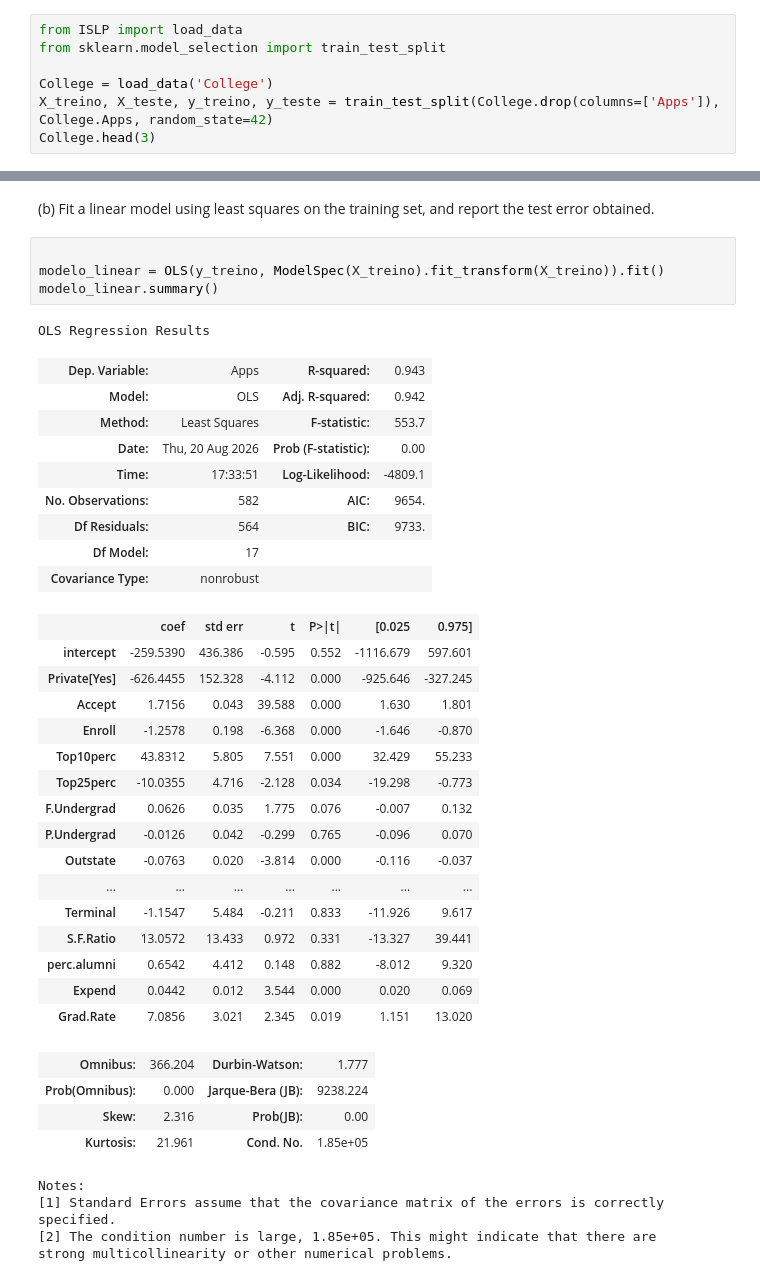
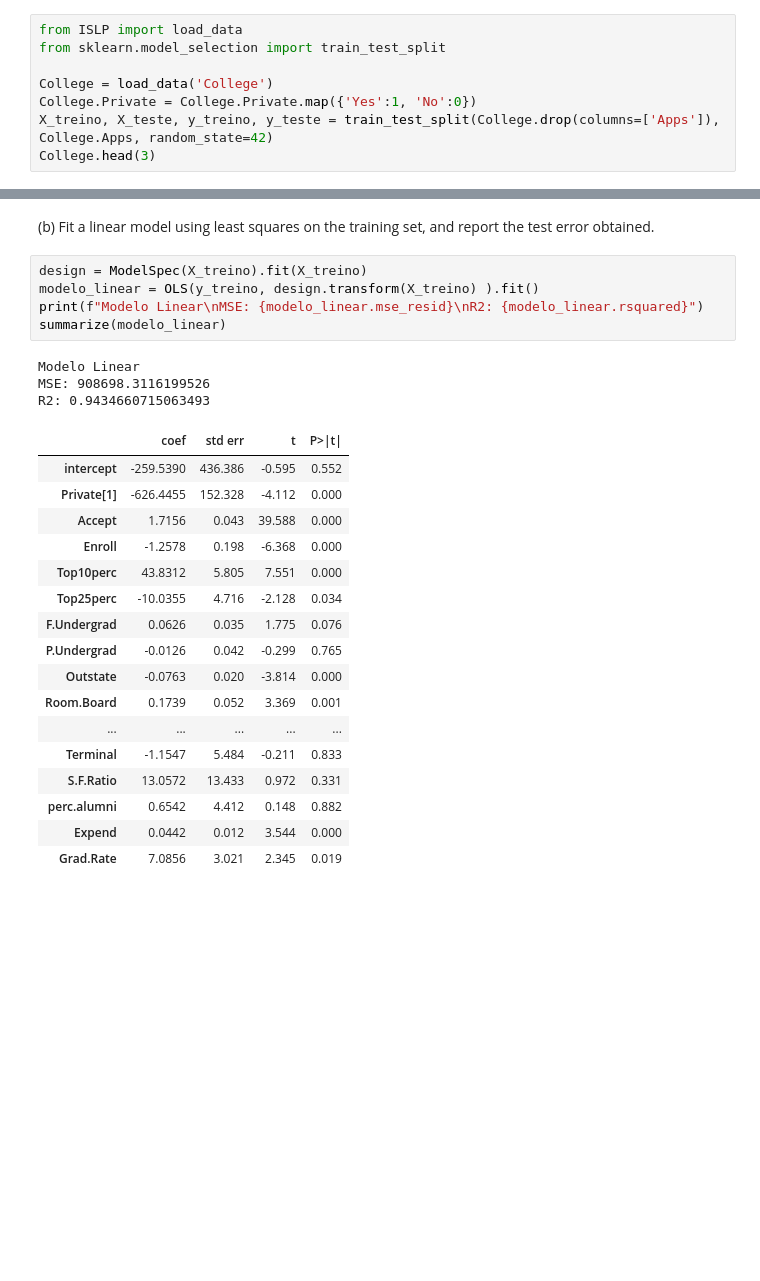
Before and after one commit to oliveira-silva-lucas/ISLP, a Jupyter notebook: Cap_06_Linear_Models_Regularization/Exercises/ex_cap_06.ipynb, the cells around one changed output, grey strips where cells are left out. Saved outputs shown, nothing was run; the diff lists cells and outputs as text; blank space fills up the shorter version.

```diff
--- a/Cap_06_Linear_Models_Regularization/Exercises/ex_cap_06.ipynb
+++ b/Cap_06_Linear_Models_Regularization/Exercises/ex_cap_06.ipynb
@@ -340,6 +340,7 @@ from ISLP import load_data
 from sklearn.model_selection import train_test_split
 
 College = load_data('College')
+College.Private = College.Private.map({'Yes':1, 'No':0})
 X_treino, X_teste, y_treino, y_teste = train_test_split(College.drop(columns=['Apps']), College.Apps, random_state=42)
 College.head(3)
 # %% [output]
@@ -351,41 +352,28 @@ College.head(3)
 (b) Fit a linear model using least squares on the training set, and
 report the test error obtained.
 # %%
-
-modelo_linear = OLS(y_treino, ModelSpec(X_treino).fit_transform(X_treino)).fit()
-modelo_linear.summary()
+design = ModelSpec(X_treino).fit(X_treino)
+modelo_linear = OLS(y_treino, design.transform(X_treino) ).fit()
+print(f"Modelo Linear\nMSE: {modelo_linear.mse_resid}\nR2: {modelo_linear.rsquared}")
+summarize(modelo_linear)
 # %% [output]
-OLS Regression Results
+Modelo Linear
+MSE: 908698.3116199526
+R2: 0.9434660715063493
-| Dep. Variable: | Apps | R-squared: | 0.943 |
-| Model: | OLS | Adj. R-squared: | 0.942 |
-| Method: | Least Squares | F-statistic: | 553.7 |
-| Date: | Thu, 20 Aug 2026 | Prob (F-statistic): | 0.00 |
-| Time: | 17:33:51 | Log-Likelihood: | -4809.1 |
-| No. Observations: | 582 | AIC: | 9654. |
-| Df Residuals: | 564 | BIC: | 9733. |
-| Df Model: | 17 |  |  |
-| Covariance Type: | nonrobust |  |  |
+|  | coef | std err | t | P>|t| |
+| intercept | -259.5390 | 436.386 | -0.595 | 0.552 |
+| Private[1] | -626.4455 | 152.328 | -4.112 | 0.000 |
+| Accept | 1.7156 | 0.043 | 39.588 | 0.000 |
+| Enroll | -1.2578 | 0.198 | -6.368 | 0.000 |
+| Top10perc | 43.8312 | 5.805 | 7.551 | 0.000 |
+| Top25perc | -10.0355 | 4.716 | -2.128 | 0.034 |
+| F.Undergrad | 0.0626 | 0.035 | 1.775 | 0.076 |
+| P.Undergrad | -0.0126 | 0.042 | -0.299 | 0.765 |
+| Outstate | -0.0763 | 0.020 | -3.814 | 0.000 |
+| Room.Board | 0.1739 | 0.052 | 3.369 | 0.001 |
+| ... | ... | ... | ... | ... |
+| Terminal | -1.1547 | 5.484 | -0.211 | 0.833 |
+| S.F.Ratio | 13.0572 | 13.433 | 0.972 | 0.331 |
+| perc.alumni | 0.6542 | 4.412 | 0.148 | 0.882 |
+| Expend | 0.0442 | 0.012 | 3.544 | 0.000 |
+| Grad.Rate | 7.0856 | 3.021 | 2.345 | 0.019 |
-|  | coef | std err | t | P>|t| | [0.025 | 0.975] |
-| intercept | -259.5390 | 436.386 | -0.595 | 0.552 | -1116.679 | 597.601 |
-| Private[Yes] | -626.4455 | 152.328 | -4.112 | 0.000 | -925.646 | -327.245 |
-| Accept | 1.7156 | 0.043 | 39.588 | 0.000 | 1.630 | 1.801 |
-| Enroll | -1.2578 | 0.198 | -6.368 | 0.000 | -1.646 | -0.870 |
-| Top10perc | 43.8312 | 5.805 | 7.551 | 0.000 | 32.429 | 55.233 |
-| Top25perc | -10.0355 | 4.716 | -2.128 | 0.034 | -19.298 | -0.773 |
-| F.Undergrad | 0.0626 | 0.035 | 1.775 | 0.076 | -0.007 | 0.132 |
-| P.Undergrad | -0.0126 | 0.042 | -0.299 | 0.765 | -0.096 | 0.070 |
-| Outstate | -0.0763 | 0.020 | -3.814 | 0.000 | -0.116 | -0.037 |
-| ... | ... | ... | ... | ... | ... | ... |
-| Terminal | -1.1547 | 5.484 | -0.211 | 0.833 | -11.926 | 9.617 |
-| S.F.Ratio | 13.0572 | 13.433 | 0.972 | 0.331 | -13.327 | 39.441 |
-| perc.alumni | 0.6542 | 4.412 | 0.148 | 0.882 | -8.012 | 9.320 |
-| Expend | 0.0442 | 0.012 | 3.544 | 0.000 | 0.020 | 0.069 |
-| Grad.Rate | 7.0856 | 3.021 | 2.345 | 0.019 | 1.151 | 13.020 |
-| Omnibus: | 366.204 | Durbin-Watson: | 1.777 |
-| Prob(Omnibus): | 0.000 | Jarque-Bera (JB): | 9238.224 |
-| Skew: | 2.316 | Prob(JB): | 0.00 |
-| Kurtosis: | 21.961 | Cond. No. | 1.85e+05 |
-Notes:
-[1] Standard Errors assume that the covariance matrix of the errors is correctly specified.
-[2] The condition number is large, 1.85e+05. This might indicate that there are
-strong multicollinearity or other numerical problems.
```
Also changed, not shown: parts of 40 cells of this notebook.
